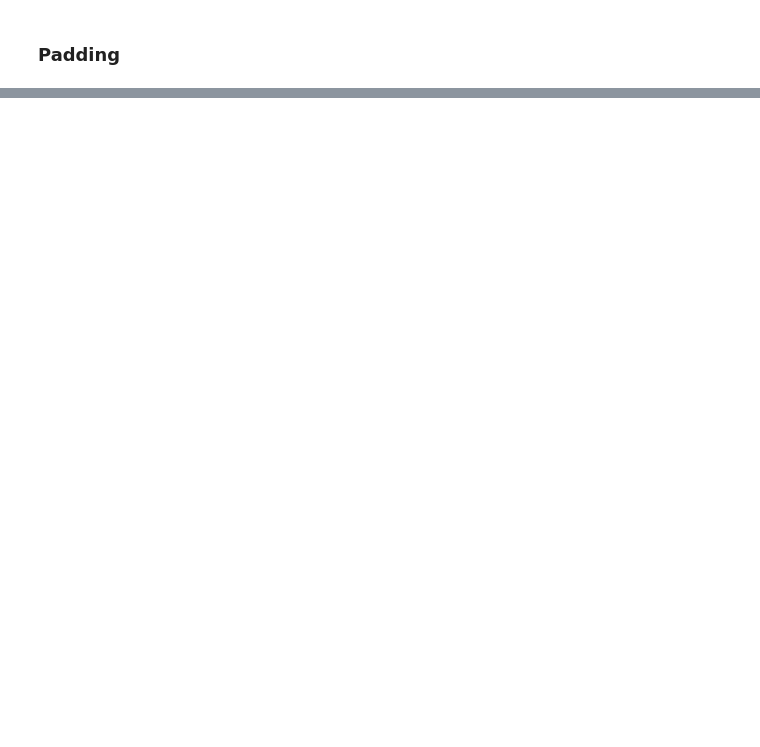
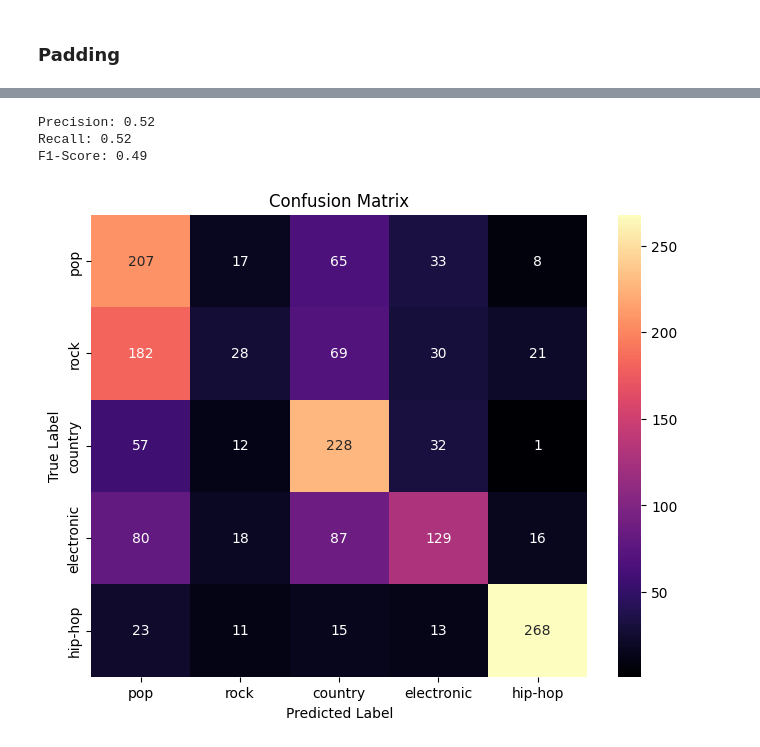
Before and after one commit to Akashdip-N/Predicting-song-genre-using-NLP, a Jupyter notebook: x23218461.ipynb, the cells around one changed output, grey strips where cells are left out. Drawn from its saved outputs; the diff is of its cells as text; code cells hidden in the pictures; blank space fills up the shorter version.

```diff
--- a/x23218461.ipynb
+++ b/x23218461.ipynb
@@ -497 +641,5 @@ array([[0.2677645 , 0.4786554 , 0.06778152, 0.13201775, 0.05378086]],
       dtype=float32)
+# %%
+# Predict on the test set
+y_pred_prob = model_RNN.predict(X_test)
+y_pred = np.argmax(y_pred_prob, axis=1)
@@ -497,0 +648,7 @@ array([[0.2677645 , 0.4786554 , 0.06778152, 0.13201775, 0.05378086]],
+# %%
+y_test_df = pd.DataFrame(y_test, columns=['Genre'])
+
+# Perform one-hot encoding
+y_test_one_hot = pd.get_dummies(y_test_df, columns=['Genre'])
+# %%
+y_test_classes = np.argmax(y_test_one_hot, axis=1)
@@ -497,0 +662,26 @@ array([[0.2677645 , 0.4786554 , 0.06778152, 0.13201775, 0.05378086]],
+# %%
+# Calculate additional metrics
+precision = precision_score(y_test_classes, y_pred, average='weighted')
+recall = recall_score(y_test_classes, y_pred, average='weighted')
+f1 = f1_score(y_test_classes, y_pred, average='weighted')
+
+print(f"Precision: {precision:.2f}")
+print(f"Recall: {recall:.2f}")
+print(f"F1-Score: {f1:.2f}")
+# %% [output]
+Precision: 0.52
+Recall: 0.52
+F1-Score: 0.49
+# %%
+# Confusion Matrix
+conf_matrix = confusion_matrix(y_test_classes, y_pred)
+
+# Plot Confusion Matrix as a Heatmap
+plt.figure(figsize=(8, 6))
+sns.heatmap(conf_matrix, annot=True, fmt='d', cmap='magma', xticklabels=class_names, yticklabels=class_names)
+plt.title('Confusion Matrix')
+plt.xlabel('Predicted Label')
+plt.ylabel('True Label')
+plt.show()
+# %% [output]
+[figure, added]
```
Also changed, not shown: parts of 47 cells of this notebook.
